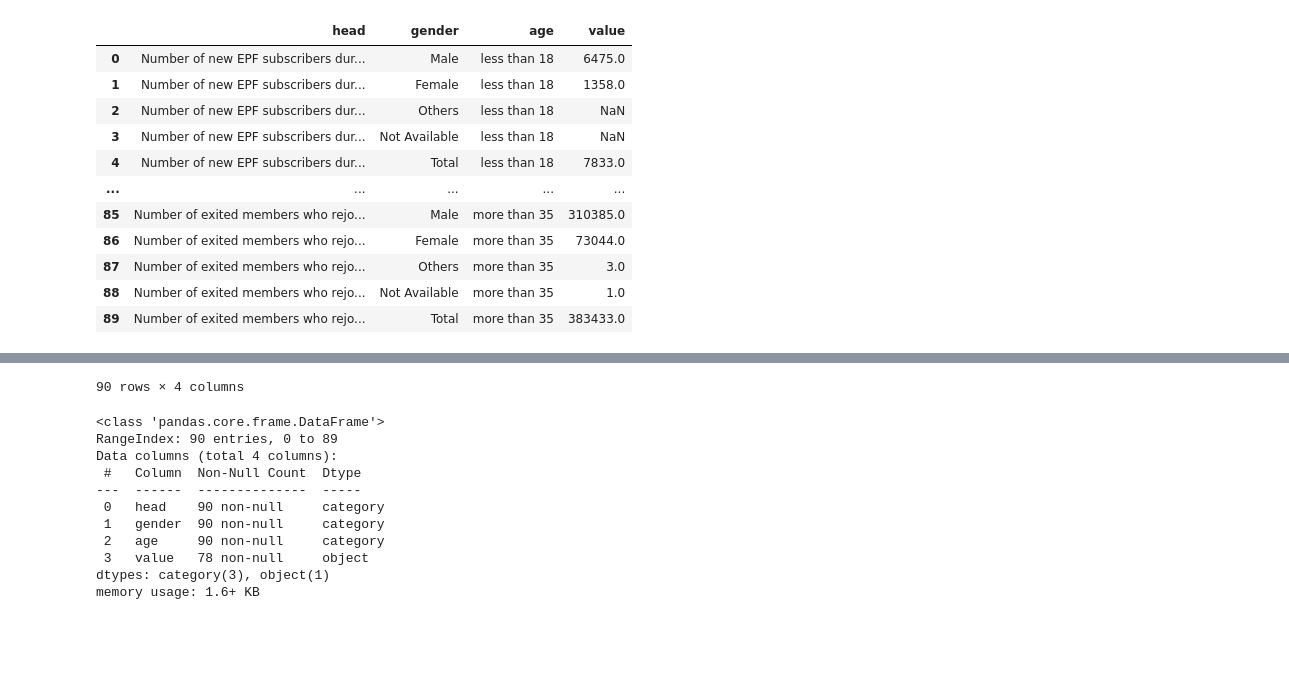
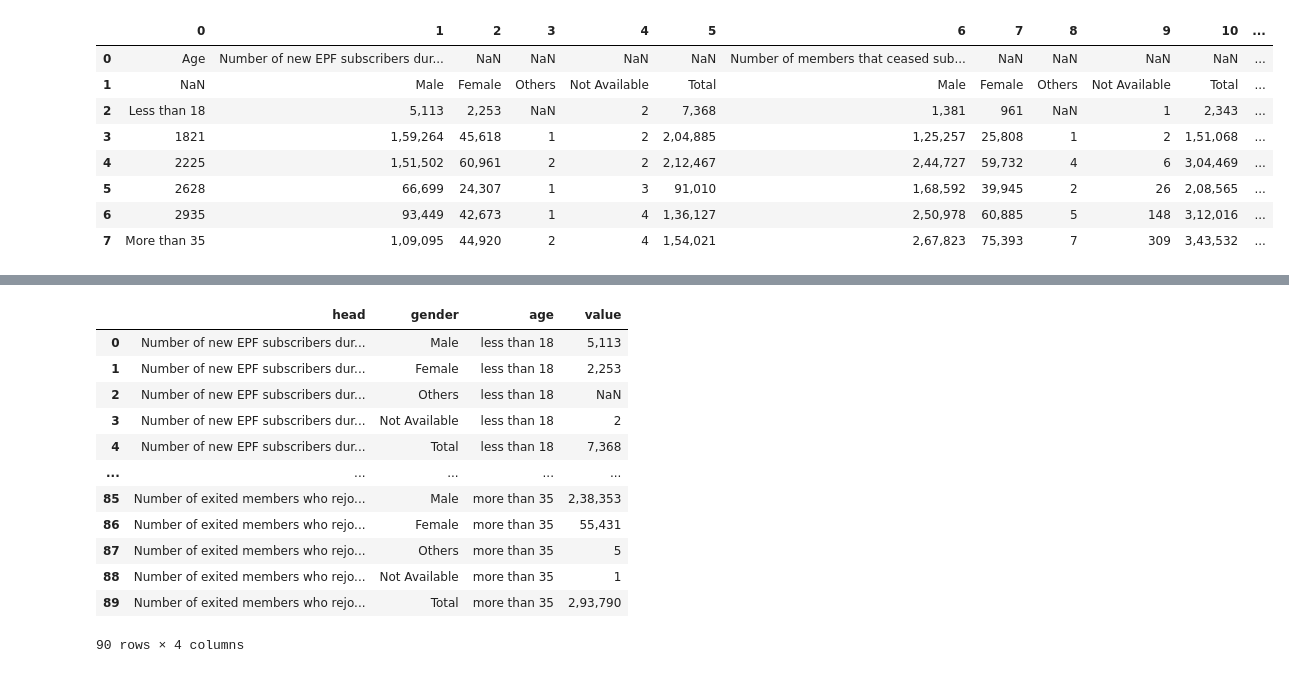
Before and after one commit to ujjawal234/bipp-datasets, a Jupyter notebook: projects/formal_employment/notebooks/extract_epfo.ipynb, the cells around one changed output, grey strips where cells are left out. Cells and saved outputs as stored; diff of their text form; code cells hidden in the pictures; blank space fills up the shorter version.

```diff
--- a/projects/formal_employment/notebooks/extract_epfo.ipynb
+++ b/projects/formal_employment/notebooks/extract_epfo.ipynb
@@ -65,37 +66,38 @@ def exclude_totals_row(df: pd.DataFrame):
 # %%
 def epf_correct_camelot(df: pd.DataFrame):
     # TODO: find a method to resolve this issue with camelot itself.
-    df.iloc[7, [0,1]] = df.iloc[:, 0].str.extract(r'(.*) (\d[\d,.]*)$').iloc[7]
-    df.iloc[2, [0,1]] = df.iloc[:, 1].str.extract(r'(.*) (\d[\d,.]*)$').iloc[2]
+    if df.iloc[:, 0].str.match(r'([\s\w]+) (\d) (\d[\d,.]*)$').any():
+        df.iloc[7, [0,1]] = df.iloc[:, 0].str.extract(r'(.*) (\d[\d,.]*)$').iloc[7]
+        df.iloc[2, [0,1]] = df.iloc[:, 1].str.extract(r'(.*) (\d[\d,.]*)$').iloc[2]
     return df
 # %%
-def prep_row_labels(df: pd.DataFrame):
+def prep_row_labels(df: pd.DataFrame, lheads=["head", "gender"]):
     headings = df.iloc[:, 0].str.replace(r"(\d{2})(\d{2})", r"\1-\2", regex=True)
-    headings[0:2] = ["head", "gender"]
+    headings[0:len(lheads)] = lheads
     headings = headings.str.lower()
     return df.rename(index=headings).drop(0, axis=1)
 # %%
-def reshape_epf(df: pd.DataFrame):
+def reshape_epf(df: pd.DataFrame, id_vars=["head", "gender"]):
     df.iloc[0] = df.iloc[0].str.replace("\n", "").replace("", np.nan).ffill()
-    df = df.T.melt(id_vars=["head", "gender"], var_name="age")
-    categorical_columns = ["head", "gender", "age"]
+    df = df.T.melt(id_vars=id_vars, var_name="age")
+    categorical_columns = id_vars + ["age"]
     df[categorical_columns] = df[categorical_columns].astype("category")
     # TODO: convert values to integer values
     # df.value = pd.to_numeric(df.value.str.replace(",", "").str.strip(), errors="coerce", downcast="unsigned")
     return df
+# %%
+def display_df(df: pd.DataFrame):
+    display(df)
+    return df
 # %%
-df = monthly_epf_tables[0].pipe(strip_month_headline).pipe(exclude_totals_row).pipe(epf_correct_camelot).pipe(prep_row_labels).pipe(reshape_epf)
-df
+monthly_epf_tables[0].pipe(strip_month_headline).pipe(exclude_totals_row).pipe(display_df).pipe(epf_correct_camelot).pipe(prep_row_labels).pipe(display_df).pipe(reshape_epf)
 # %% [output]
-|  | head | gender | age | value |
-| 0 | Number of new EPF subscribers dur... | Male | less than 18 | 6475.0 |
-| 1 | Number of new EPF subscribers dur... | Female | less than 18 | 1358.0 |
-| 2 | Number of new EPF subscribers dur... | Others | less than 18 | NaN |
-| 3 | Number of new EPF subscribers dur... | Not Available | less than 18 | NaN |
-| 4 | Number of new EPF subscribers dur... | Total | less than 18 | 7833.0 |
-| ... | ... | ... | ... | ... |
-| 85 | Number of exited members who rejo... | Male | more than 35 | 310385.0 |
-| 86 | Number of exited members who rejo... | Female | more than 35 | 73044.0 |
-| 87 | Number of exited members who rejo... | Others | more than 35 | 3.0 |
-| 88 | Number of exited members who rejo... | Not Available | more than 35 | 1.0 |
-| 89 | Number of exited members who rejo... | Total | more than 35 | 383433.0 |
+|  | 0 | 1 | 2 | 3 | 4 | 5 | 6 | 7 | 8 | 9 | 10 | ... |
+| 0 | Age | Number of new EPF subscribers dur... | NaN | NaN | NaN | NaN | Number of members that ceased sub... | NaN | NaN | NaN | NaN | ... |
+| 1 | NaN | Male | Female | Others | Not Available | Total | Male | Female | Others | Not Available | Total | ... |
+| 2 | Less than 18 | 5,113 | 2,253 | NaN | 2 | 7,368 | 1,381 | 961 | NaN | 1 | 2,343 | ... |
+| 3 | 1821 | 1,59,264 | 45,618 | 1 | 2 | 2,04,885 | 1,25,257 | 25,808 | 1 | 2 | 1,51,068 | ... |
+| 4 | 2225 | 1,51,502 | 60,961 | 2 | 2 | 2,12,467 | 2,44,727 | 59,732 | 4 | 6 | 3,04,469 | ... |
+| 5 | 2628 | 66,699 | 24,307 | 1 | 3 | 91,010 | 1,68,592 | 39,945 | 2 | 26 | 2,08,565 | ... |
+| 6 | 2935 | 93,449 | 42,673 | 1 | 4 | 1,36,127 | 2,50,978 | 60,885 | 5 | 148 | 3,12,016 | ... |
+| 7 | More than 35 | 1,09,095 | 44,920 | 2 | 4 | 1,54,021 | 2,67,823 | 75,393 | 7 | 309 | 3,43,532 | ... |
@@ -102,18 +113,16 @@ df
+|  | head | gender | age | value |
+| 0 | Number of new EPF subscribers dur... | Male | less than 18 | 5,113 |
+| 1 | Number of new EPF subscribers dur... | Female | less than 18 | 2,253 |
+| 2 | Number of new EPF subscribers dur... | Others | less than 18 | NaN |
+| 3 | Number of new EPF subscribers dur... | Not Available | less than 18 | 2 |
+| 4 | Number of new EPF subscribers dur... | Total | less than 18 | 7,368 |
+| ... | ... | ... | ... | ... |
+| 85 | Number of exited members who rejo... | Male | more than 35 | 2,38,353 |
+| 86 | Number of exited members who rejo... | Female | more than 35 | 55,431 |
+| 87 | Number of exited members who rejo... | Others | more than 35 | 5 |
+| 88 | Number of exited members who rejo... | Not Available | more than 35 | 1 |
+| 89 | Number of exited members who rejo... | Total | more than 35 | 2,93,790 |
 90 rows × 4 columns
-# %%
-df.info()
-# %% [output]
-<class 'pandas.core.frame.DataFrame'>
-RangeIndex: 90 entries, 0 to 89
-Data columns (total 4 columns):
- #   Column  Non-Null Count  Dtype
----  ------  --------------  -----
- 0   head    90 non-null     category
- 1   gender  90 non-null     category
- 2   age     90 non-null     category
- 3   value   78 non-null     object
-dtypes: category(3), object(1)
-memory usage: 1.6+ KB
 # %%
 parse_date_head(monthly_epf_tables[0]).iloc[0]
 # %% [output]
```
Also changed, not shown: parts of 20 cells of this notebook.
